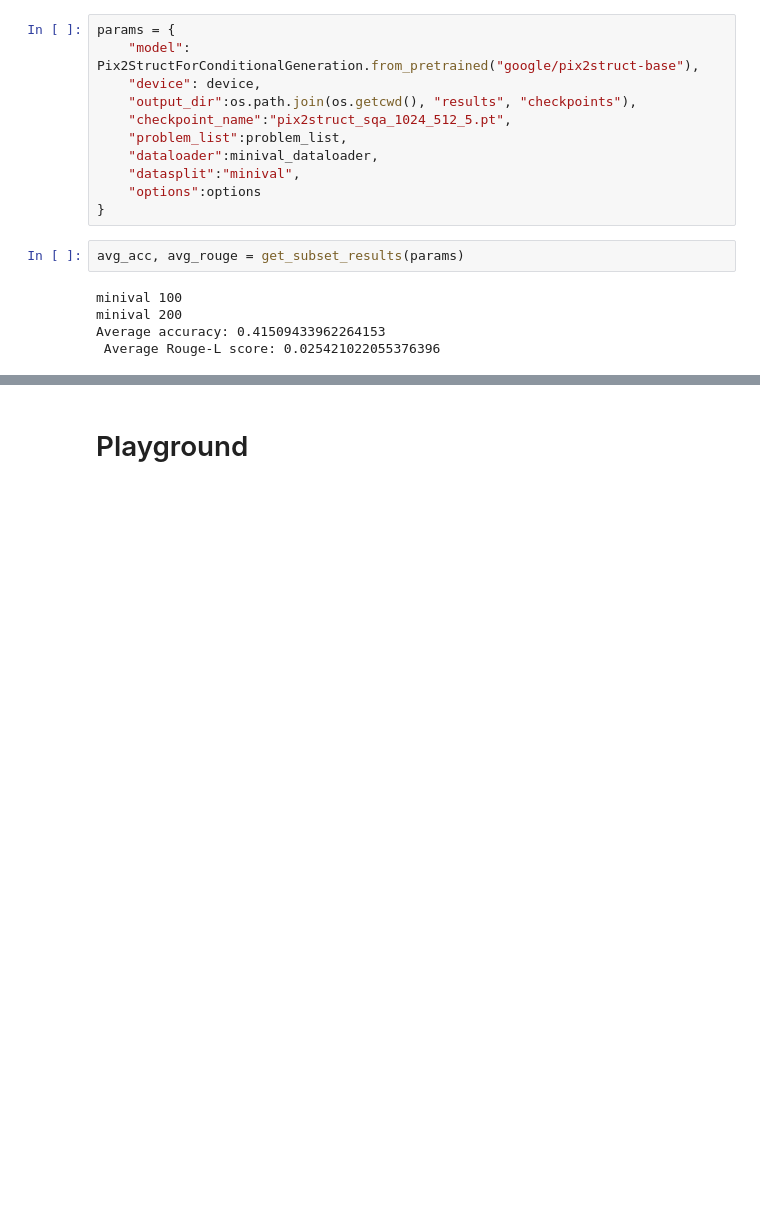
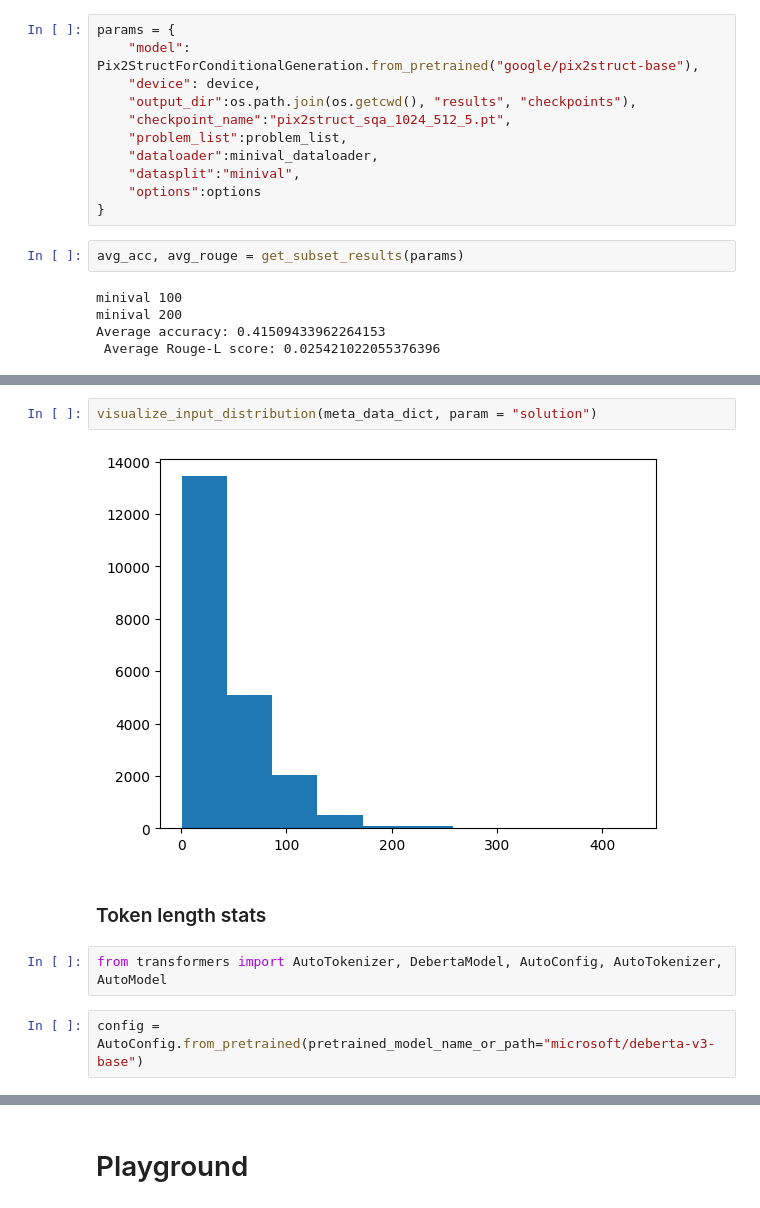
Before and after one commit to rohan598/eeevqa, a Jupyter notebook: science-qa-data-vis-process.ipynb, the cells around one changed output, grey strips where cells are left out. Cells and saved outputs as stored; diff of their text form; blank space fills up the shorter version.

```diff
--- a/science-qa-data-vis-process.ipynb
+++ b/science-qa-data-vis-process.ipynb
@@ -1153,0 +1228,10 @@ Average accuracy: 0.41509433962264153
+# %%
+visualize_input_distribution(meta_data_dict, param = "solution")
+# %% [output]
+[figure, added]
+# %% [markdown]
+### Token length stats
+# %%
+from transformers import AutoTokenizer, DebertaModel, AutoConfig, AutoTokenizer, AutoModel
+# %%
+config = AutoConfig.from_pretrained(pretrained_model_name_or_path="microsoft/deberta-v3-base")
```
Also changed, not shown: parts of 66 cells of this notebook, 1 other file.
